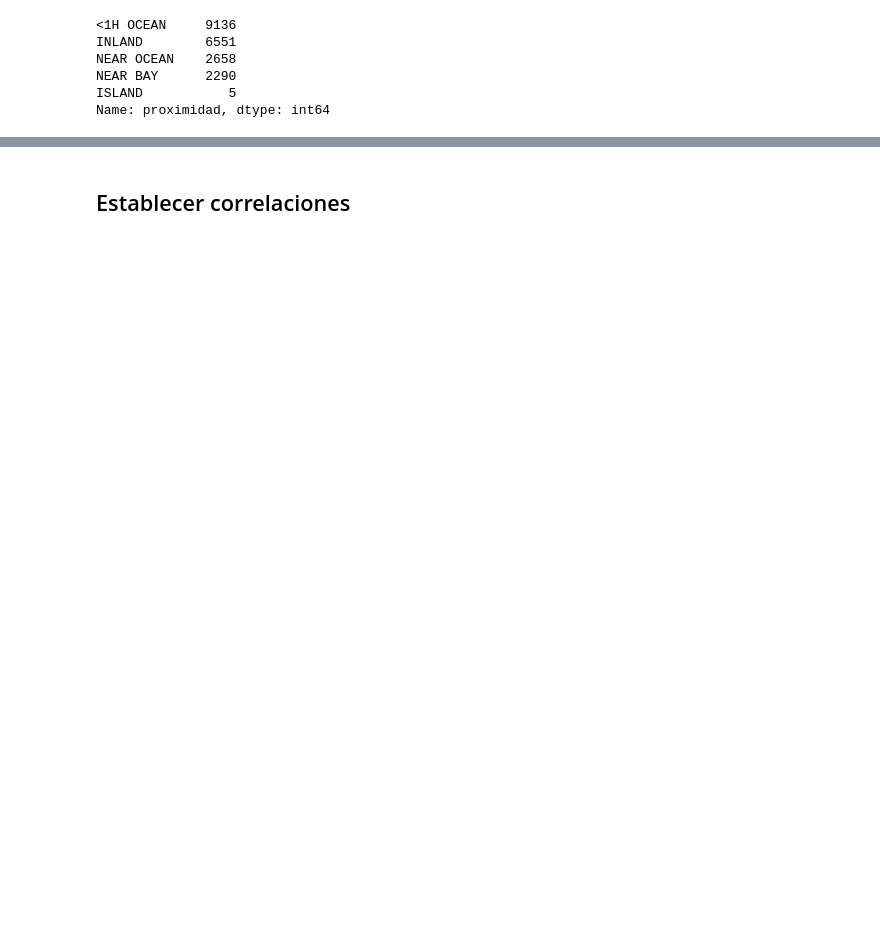
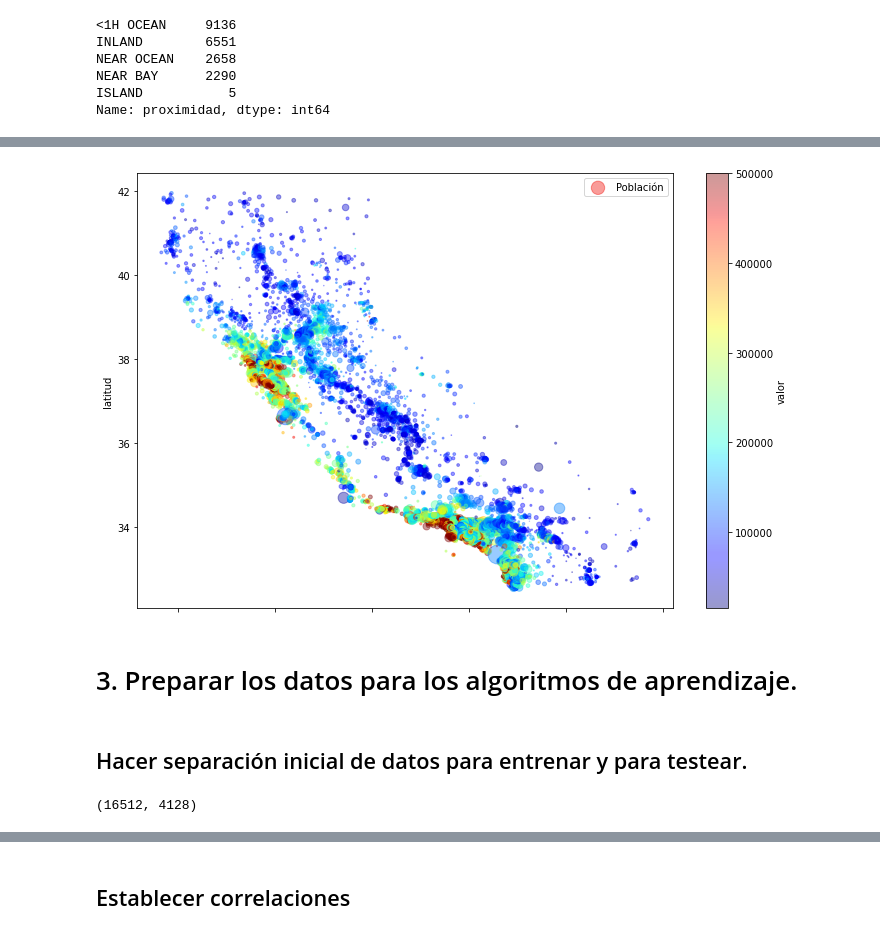
Before and after one commit to marco-canas/encuentra_tu_persona_vitamina, a Jupyter notebook: classes/class_17_/class_17.ipynb, the cells around one changed output, grey strips where cells are left out. Cells and saved outputs as stored; diff of their text form; code cells hidden in the pictures; blank space fills up the shorter version.

```diff
--- a/classes/class_17_/class_17.ipynb
+++ b/classes/class_17_/class_17.ipynb
@@ -146,0 +170,14 @@ plt.show()
+# %%
+v.plot(kind = 'scatter', x = 'longitud', y = 'latitud', alpha = 0.4, \
+      s = v.población/100, label = 'Población', \
+      c = 'valor', cmap = plt.get_cmap('jet'), colorbar = True, figsize = (12, 8))
+
+# s de size o tamaño del punto.
+
+plt.show()
+# %% [output]
+[figure, added]
+# %% [markdown]
+# 3. Preparar los datos para los algoritmos de aprendizaje.
+# %% [markdown]
+## Hacer separación inicial de datos para entrenar y para testear.
@@ -146,0 +196,4 @@ plt.show()
+# %%
+len(v_train), len(v_test)
+# %% [output]
+(16512, 4128)
```
Also changed, not shown: parts of 46 cells of this notebook, 1 other file.
